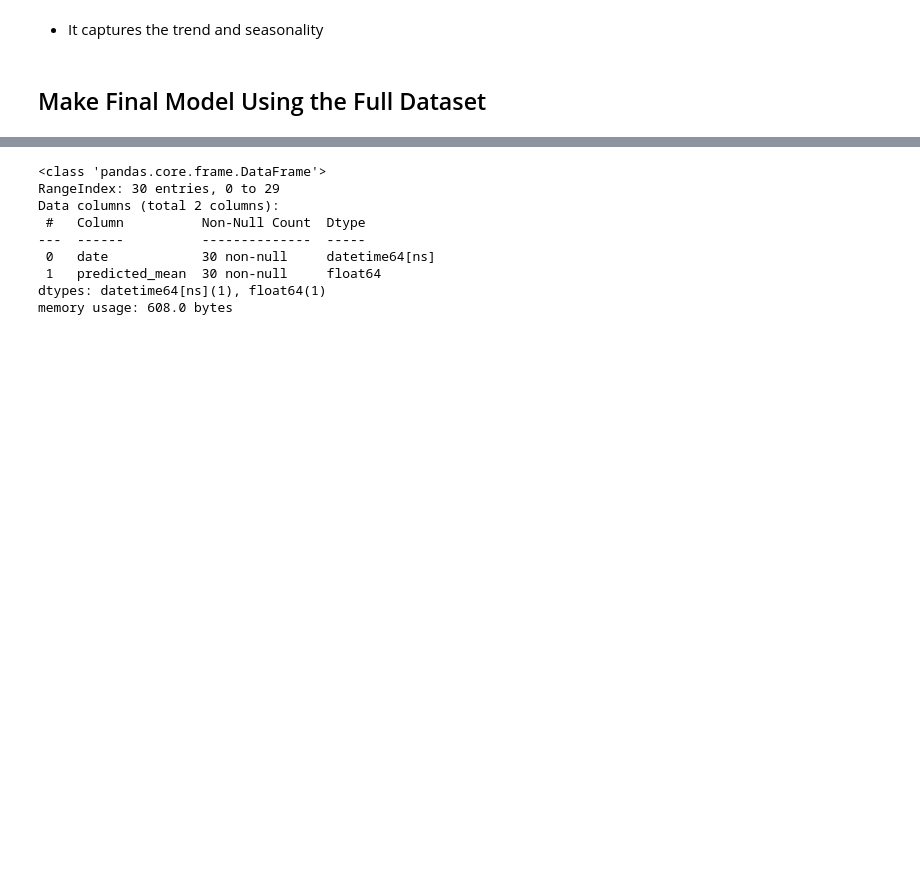
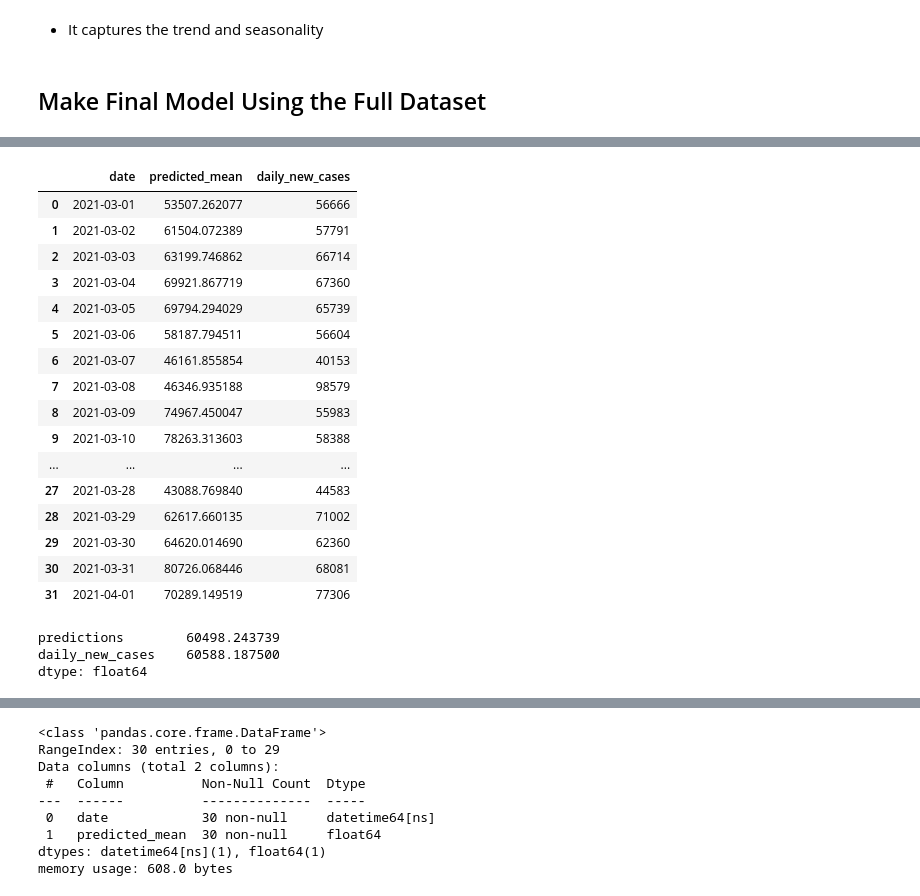
Before and after one commit to CCom20/covid-ml-application, a Jupyter notebook: notebooks/sarima_model.ipynb, the cells around one changed output, grey strips where cells are left out. Cells and saved outputs as stored; diff of their text form; code cells hidden in the pictures; blank space fills up the shorter version.

```diff
--- a/notebooks/sarima_model.ipynb
+++ b/notebooks/sarima_model.ipynb
@@ -452,0 +453,24 @@ predictions_df.plot(figsize=(15, 7))
+# %%
+test = pd.DataFrame(np.expm1(final_res.predict(start="2021-03-01", end="2021-04-01")))
+test.reset_index(inplace=True)
+test.rename(columns={'index':"date"}, inplace=True)
+# %%
+test.merge(observed, how="inner", left_on=["date"], right_on=["date"])
+# %% [output]
+|  | date | predicted_mean | daily_new_cases |
+| 0 | 2021-03-01 | 53507.262077 | 56666 |
+| 1 | 2021-03-02 | 61504.072389 | 57791 |
+| 2 | 2021-03-03 | 63199.746862 | 66714 |
+| 3 | 2021-03-04 | 69921.867719 | 67360 |
+| 4 | 2021-03-05 | 69794.294029 | 65739 |
+| 5 | 2021-03-06 | 58187.794511 | 56604 |
+| 6 | 2021-03-07 | 46161.855854 | 40153 |
+| 7 | 2021-03-08 | 46346.935188 | 98579 |
+| 8 | 2021-03-09 | 74967.450047 | 55983 |
+| 9 | 2021-03-10 | 78263.313603 | 58388 |
+| ... | ... | ... | ... |
+| 27 | 2021-03-28 | 43088.769840 | 44583 |
+| 28 | 2021-03-29 | 62617.660135 | 71002 |
+| 29 | 2021-03-30 | 64620.014690 | 62360 |
+| 30 | 2021-03-31 | 80726.068446 | 68081 |
+| 31 | 2021-04-01 | 70289.149519 | 77306 |
@@ -453,3 +483,9 @@ predictions_df.plot(figsize=(15, 7))
+# %%
+analysis.mean()
+# %% [output]
+predictions        60498.243739
+daily_new_cases    60588.187500
+dtype: float64
 # %%
 predictions_df
 # %% [output]
```
Also changed, not shown: parts of 18 cells of this notebook, 9 other files.
